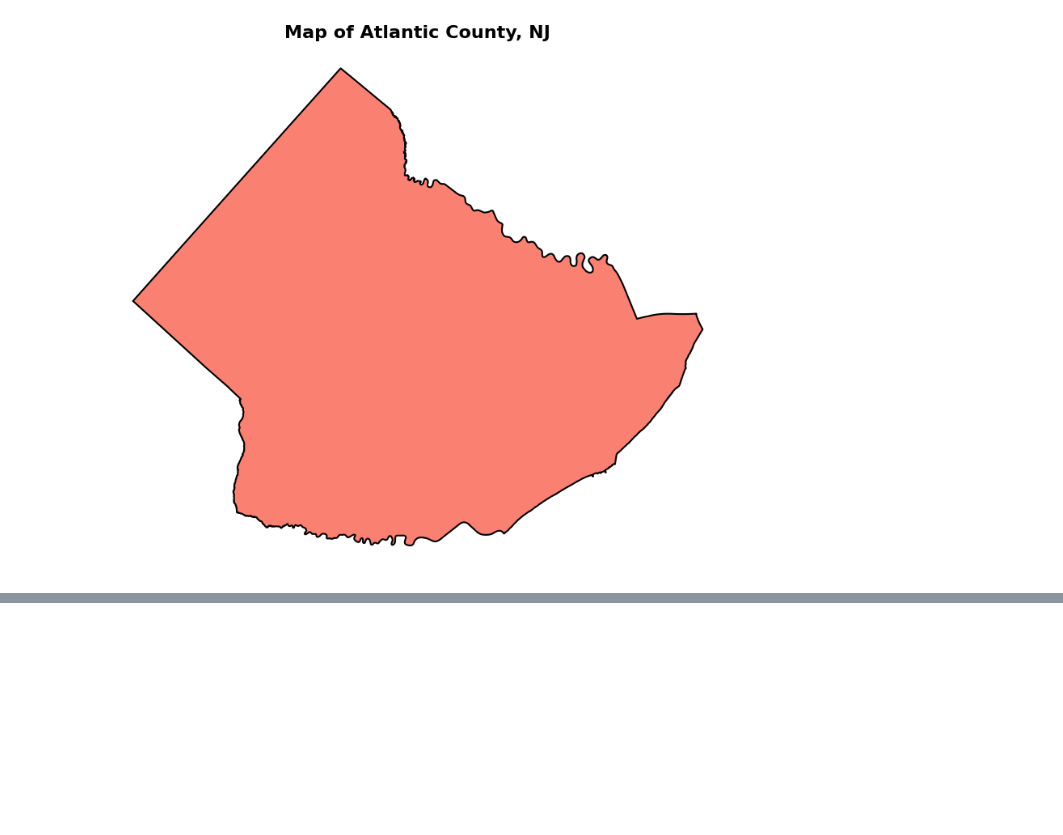
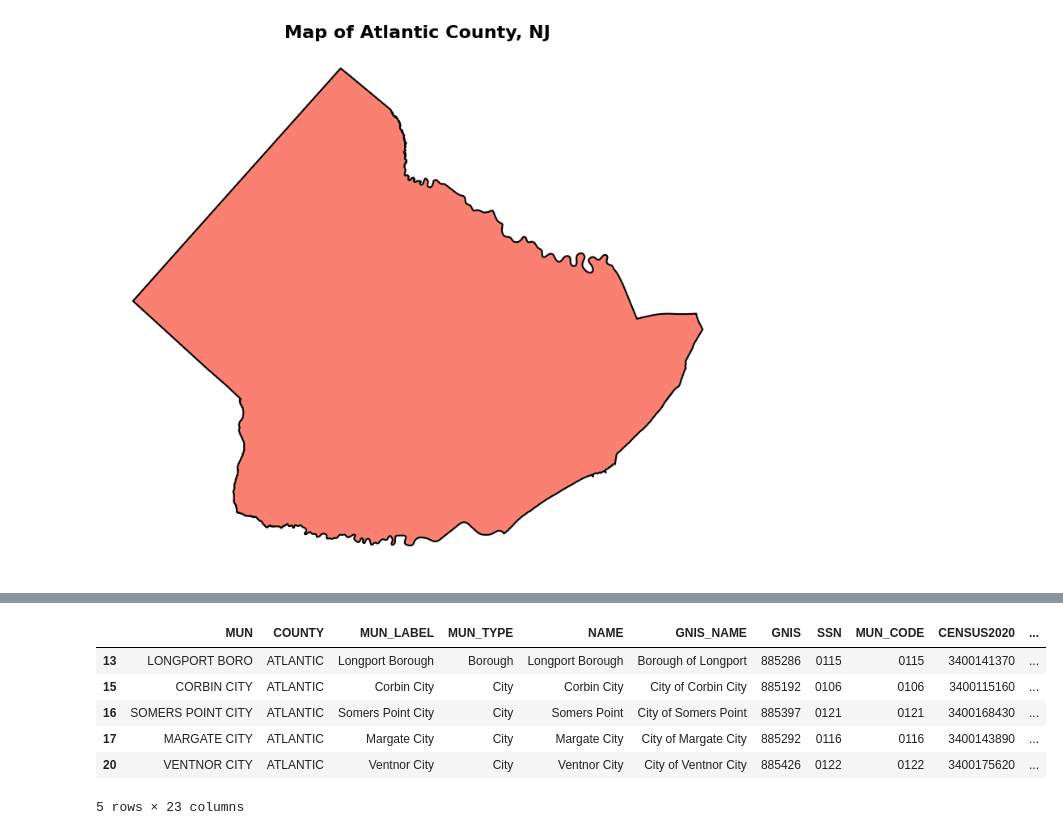
Before and after one commit to Anjanique-Knight/AjGIS, a Jupyter notebook: PS2_GIS_2.ipynb, the cells around one changed output, grey strips where cells are left out. Cells and saved outputs as stored; diff of their text form; code cells hidden in the pictures; blank space fills up the shorter version.

```diff
--- a/PS2_GIS_2.ipynb
+++ b/PS2_GIS_2.ipynb
@@ -92,0 +116,14 @@ plt.show()
+# %%
+# Filter to keep only municipalities in Atlantic County
+atlantic_mun_gdf = gdf[gdf['COUNTY'] == 'ATLANTIC'].copy()
+
+# Display the first few rows of the filtered GeoDataFrame
+display(atlantic_mun_gdf.head())
+# %% [output]
+|  | MUN | COUNTY | MUN_LABEL | MUN_TYPE | NAME | GNIS_NAME | GNIS | SSN | MUN_CODE | CENSUS2020 | ... |
+| 13 | LONGPORT BORO | ATLANTIC | Longport Borough | Borough | Longport Borough | Borough of Longport | 885286 | 0115 | 0115 | 3400141370 | ... |
+| 15 | CORBIN CITY | ATLANTIC | Corbin City | City | Corbin City | City of Corbin City | 885192 | 0106 | 0106 | 3400115160 | ... |
+| 16 | SOMERS POINT CITY | ATLANTIC | Somers Point City | City | Somers Point | City of Somers Point | 885397 | 0121 | 0121 | 3400168430 | ... |
+| 17 | MARGATE CITY | ATLANTIC | Margate City | City | Margate City | City of Margate City | 885292 | 0116 | 0116 | 3400143890 | ... |
+| 20 | VENTNOR CITY | ATLANTIC | Ventnor City | City | Ventnor City | City of Ventnor City | 885426 | 0122 | 0122 | 3400175620 | ... |
+5 rows × 23 columns
```
Also changed, not shown: parts of 10 cells of this notebook.
